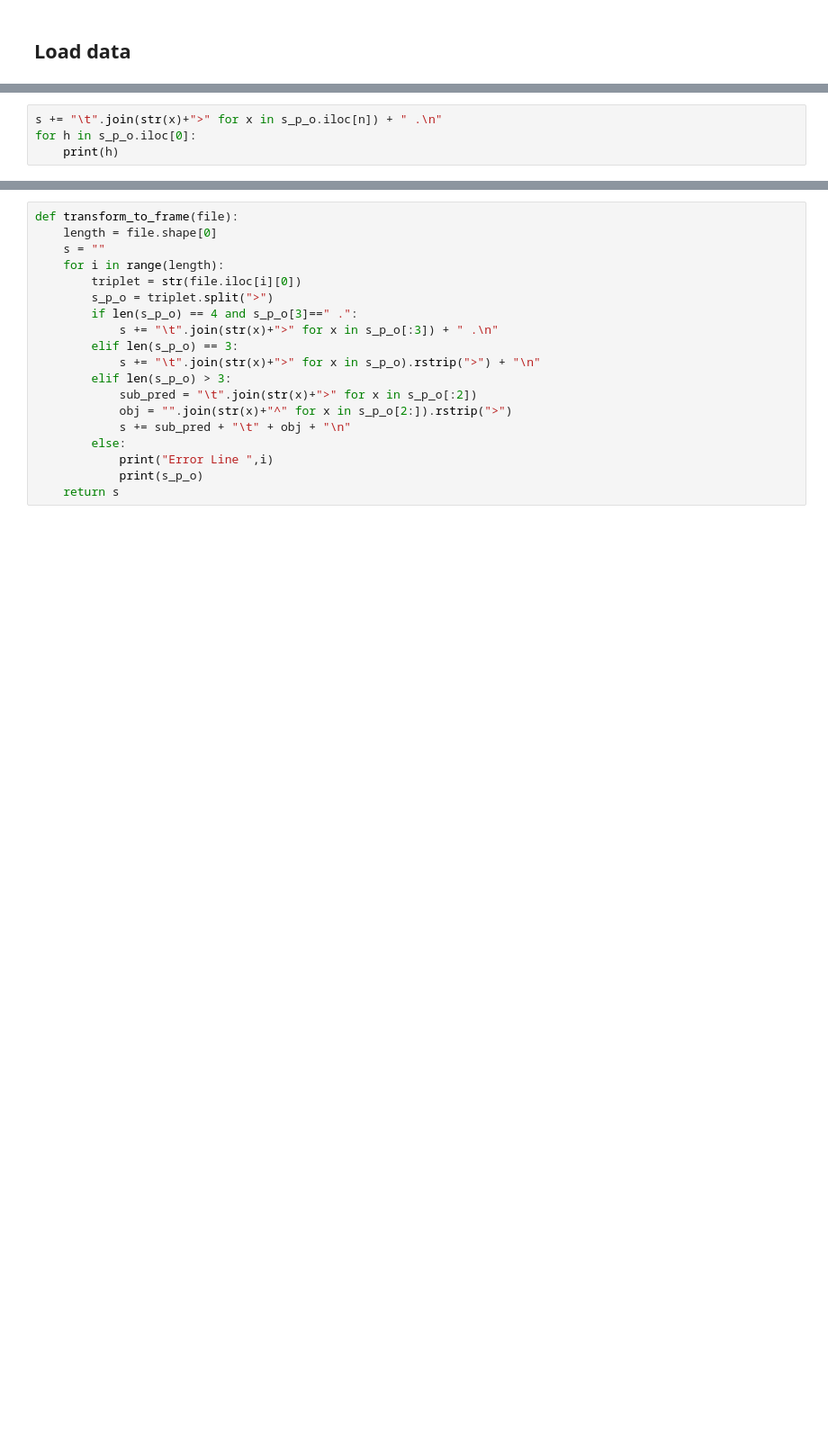
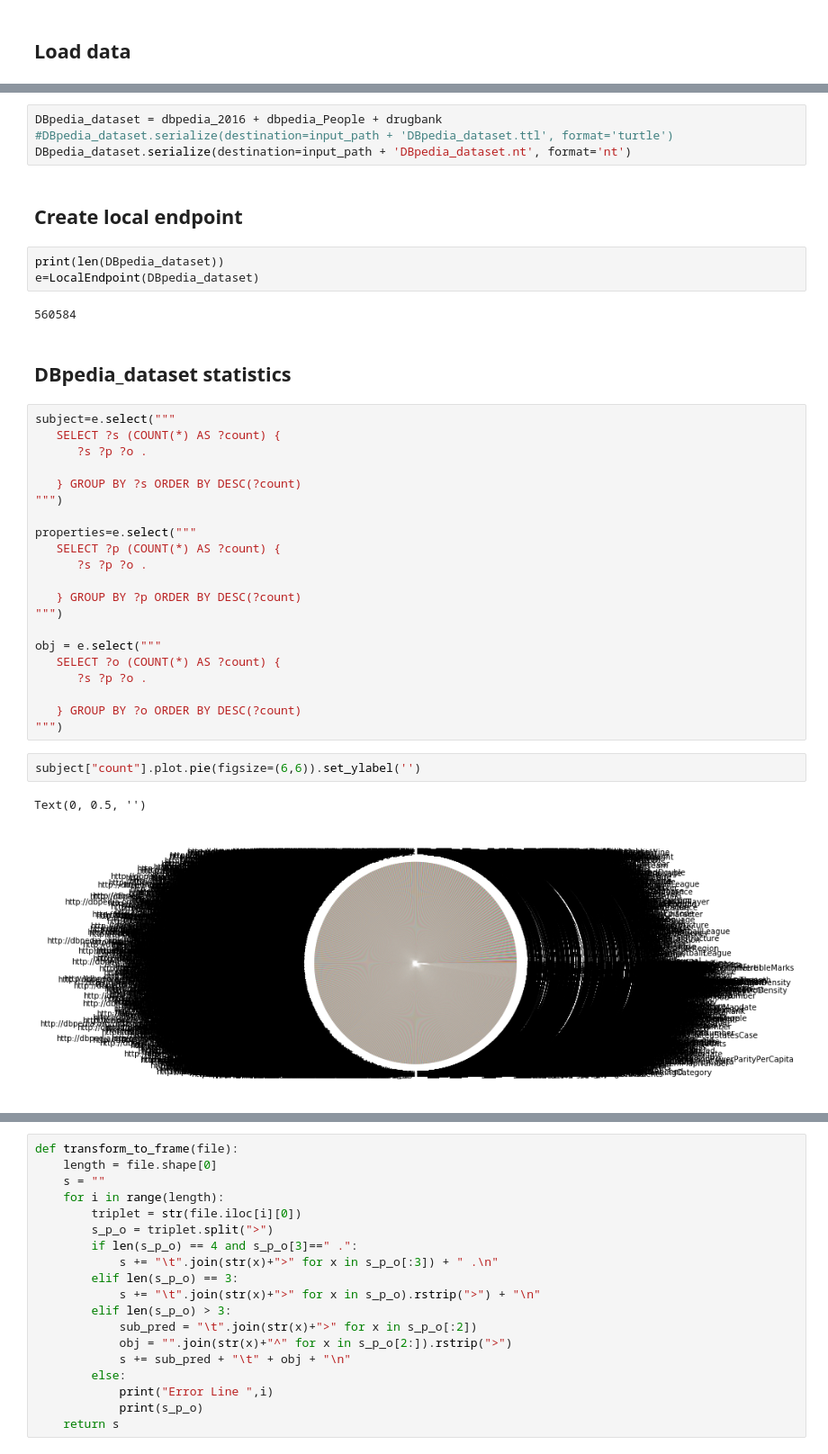
Before and after one commit to RDF-Molecules/kg-embeddings, a Jupyter notebook: testing.ipynb, the cells around one changed output, grey strips where cells are left out. Shown at 90% size. Drawn from its saved outputs; the diff is of its cells as text; blank space fills up the shorter version.

```diff
--- a/testing.ipynb
+++ b/testing.ipynb
@@ -53,4 +34,0 @@ for n in range(length):
-# %%
-s += "\t".join(str(x)+">" for x in s_p_o.iloc[n]) + " .\n"
-for h in s_p_o.iloc[0]:
-    print(h)
@@ -60,0 +37,39 @@ http://www.ontologydesignpatterns.org/ont/dul/DUL.owl#hasLocation
+# %%
+DBpedia_dataset = dbpedia_2016 + dbpedia_People + drugbank
+#DBpedia_dataset.serialize(destination=input_path + 'DBpedia_dataset.ttl', format='turtle')
+DBpedia_dataset.serialize(destination=input_path + 'DBpedia_dataset.nt', format='nt')
+# %% [markdown]
+## Create local endpoint
+# %%
+print(len(DBpedia_dataset))
+e=LocalEndpoint(DBpedia_dataset)
+# %% [output]
+560584
+# %% [markdown]
+## DBpedia_dataset statistics
+# %%
+subject=e.select("""
+   SELECT ?s (COUNT(*) AS ?count) {
+      ?s ?p ?o .
+
+   } GROUP BY ?s ORDER BY DESC(?count)
+""")
+
+properties=e.select("""
+   SELECT ?p (COUNT(*) AS ?count) {
+      ?s ?p ?o .
+
+   } GROUP BY ?p ORDER BY DESC(?count)
+""")
+
+obj = e.select("""
+   SELECT ?o (COUNT(*) AS ?count) {
+      ?s ?p ?o .
+
+   } GROUP BY ?o ORDER BY DESC(?count)
+""")
+# %%
+subject["count"].plot.pie(figsize=(6,6)).set_ylabel('')
+# %% [output]
+Text(0, 0.5, '')
+[figure, added]
```
Also changed, not shown: parts of 11 cells of this notebook, 5 other files.
